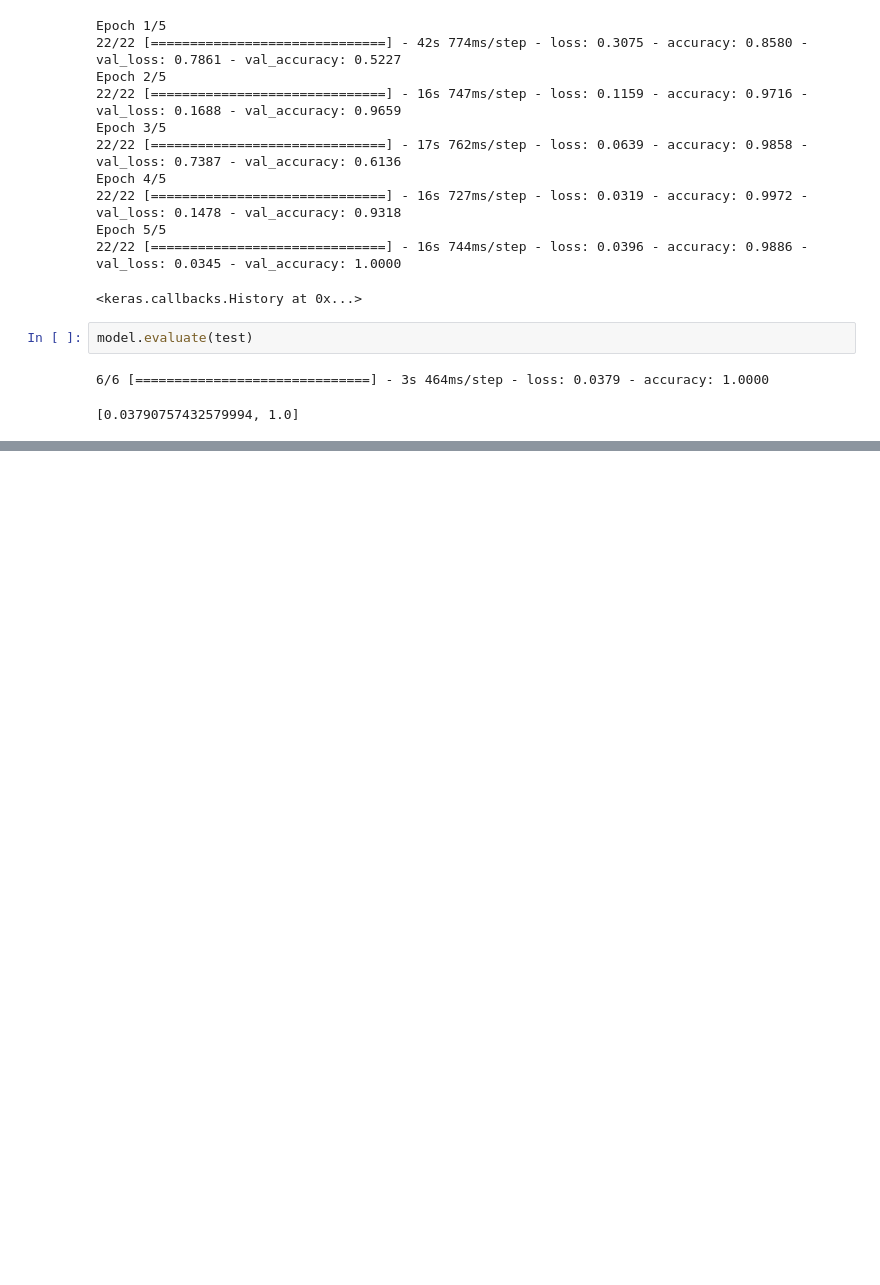
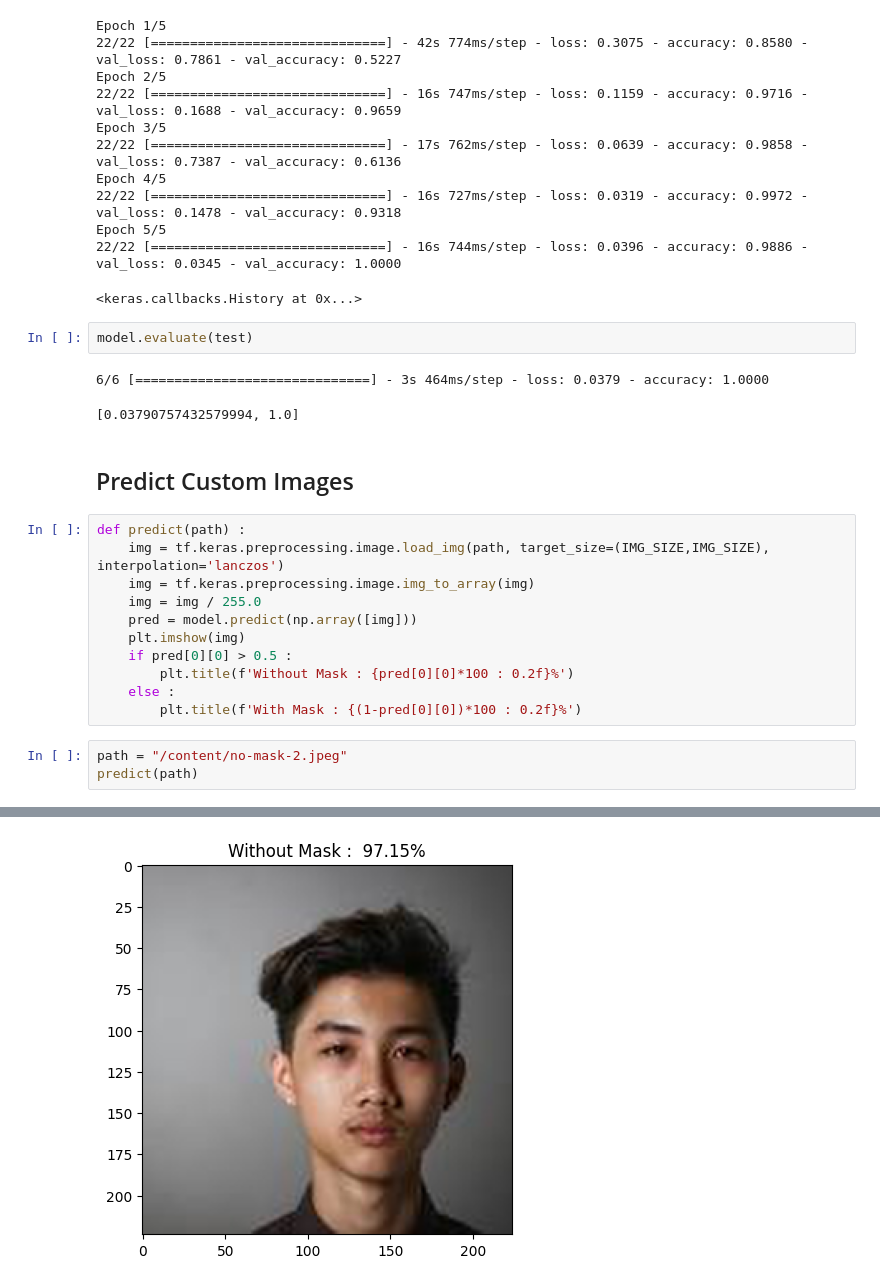
Before and after one commit to MarioAvolio/FaceLens, a Jupyter notebook: notebooks/face_mask_detection/FaceLens_Mask_Classification.ipynb, the cells around one changed output, grey strips where cells are left out. Cells and saved outputs as stored; diff of their text form; blank space fills up the shorter version.

Commit message:
Prediction from Custom uploaded Images

```diff
--- a/notebooks/face_mask_detection/FaceLens_Mask_Classification.ipynb
+++ b/notebooks/face_mask_detection/FaceLens_Mask_Classification.ipynb
@@ -130,3 +130,20 @@ model.evaluate(test)
 # %% [output]
 6/6 [==============================] - 3s 464ms/step - loss: 0.0379 - accuracy: 1.0000
 [0.03790757432579994, 1.0]
+# %% [markdown]
+## Predict Custom Images
+# %%
+def predict(path) :
+    img = tf.keras.preprocessing.image.load_img(path, target_size=(IMG_SIZE,IMG_SIZE), interpolation='lanczos')
+    img = tf.keras.preprocessing.image.img_to_array(img)
+    img = img / 255.0
+    pred = model.predict(np.array([img]))
+    plt.imshow(img)
+    if pred[0][0] > 0.5 :
+        plt.title(f'Without Mask : {pred[0][0]*100 : 0.2f}%')
+    else :
+        plt.title(f'With Mask : {(1-pred[0][0])*100 : 0.2f}%')
+# %%
+path = "/content/no-mask-2.jpeg"
+predict(path)
+# %% [output]
@@ -132,0 +151 @@ model.evaluate(test)
+[figure, added]
```
Also changed, not shown: parts of 1 cell of this notebook.
